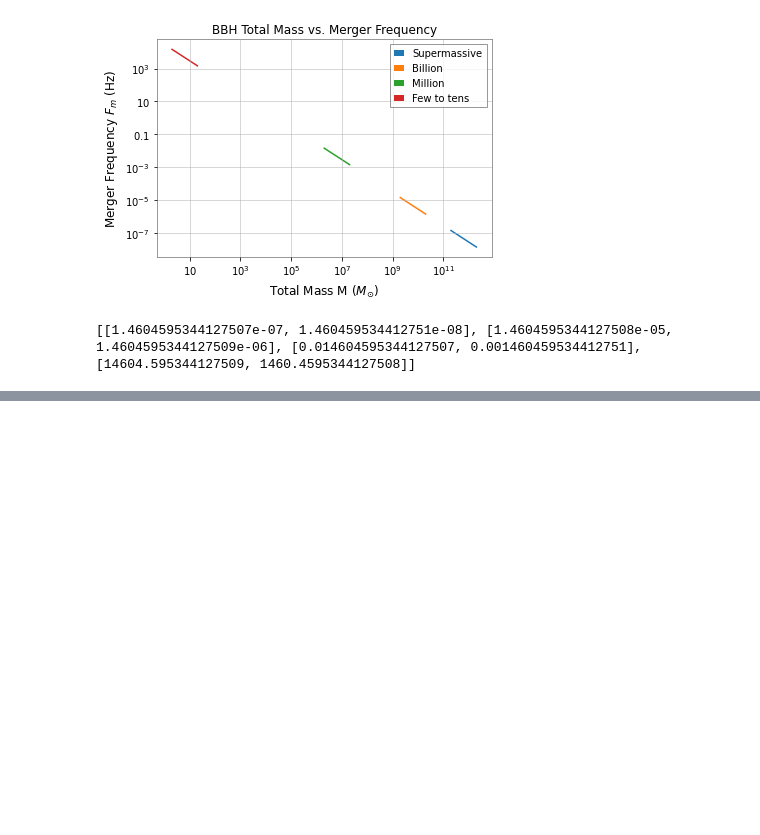
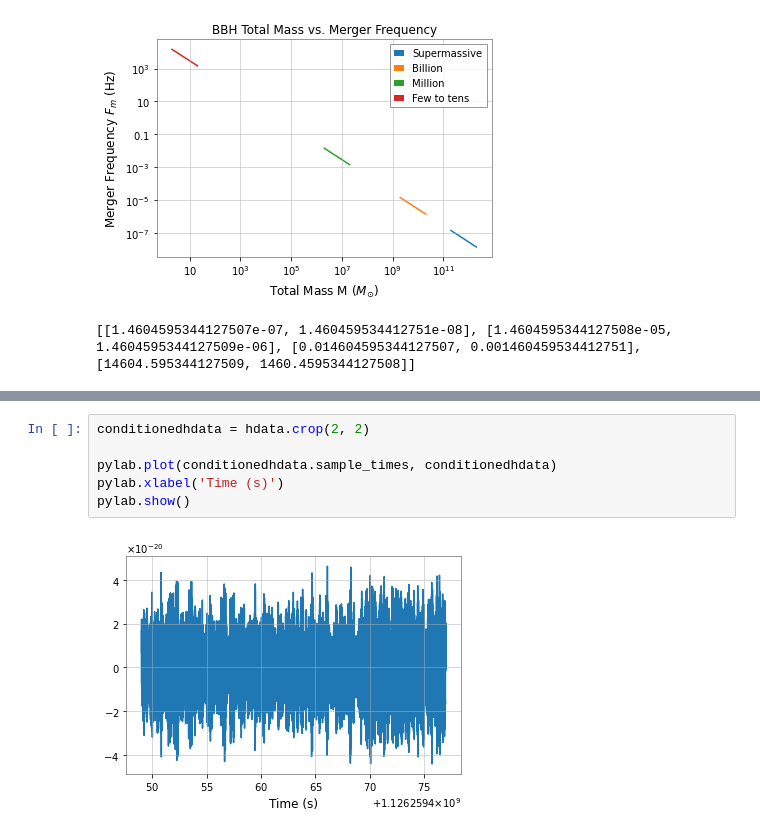
Before and after one commit to xli2522/simple-BBH-waveform, a Jupyter notebook: simple_BBH_waveform.ipynb, the cells around one changed output, grey strips where cells are left out. Cells and saved outputs as stored; diff of their text form; blank space fills up the shorter version.

```diff
--- a/simple_BBH_waveform.ipynb
+++ b/simple_BBH_waveform.ipynb
@@ -93,0 +88,8 @@ print(len(ldata))
+# %%
+conditionedhdata = hdata.crop(2, 2)
+
+pylab.plot(conditionedhdata.sample_times, conditionedhdata)
+pylab.xlabel('Time (s)')
+pylab.show()
+# %% [output]
+[figure, added]
```
Also changed, not shown: parts of 13 cells of this notebook.
